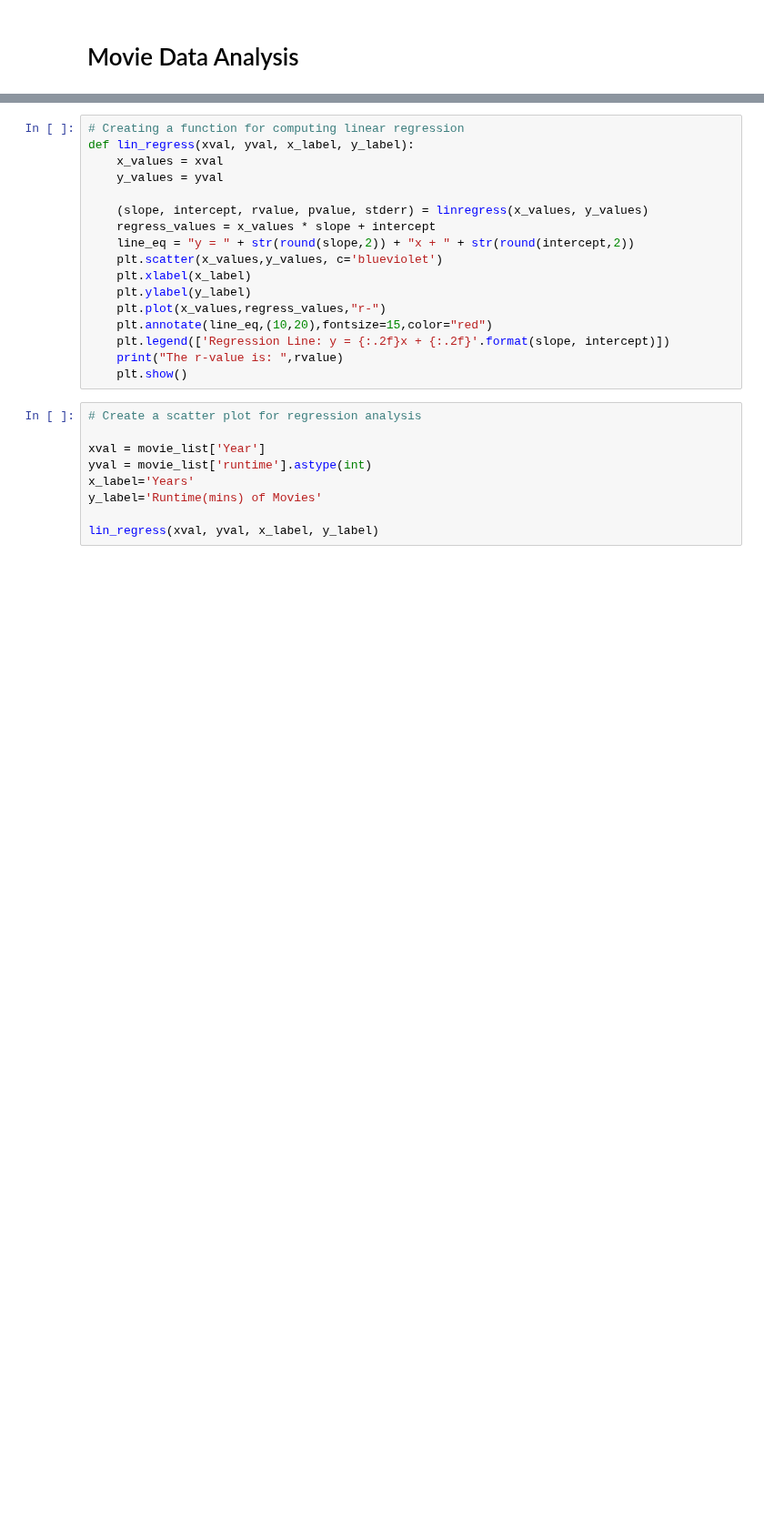
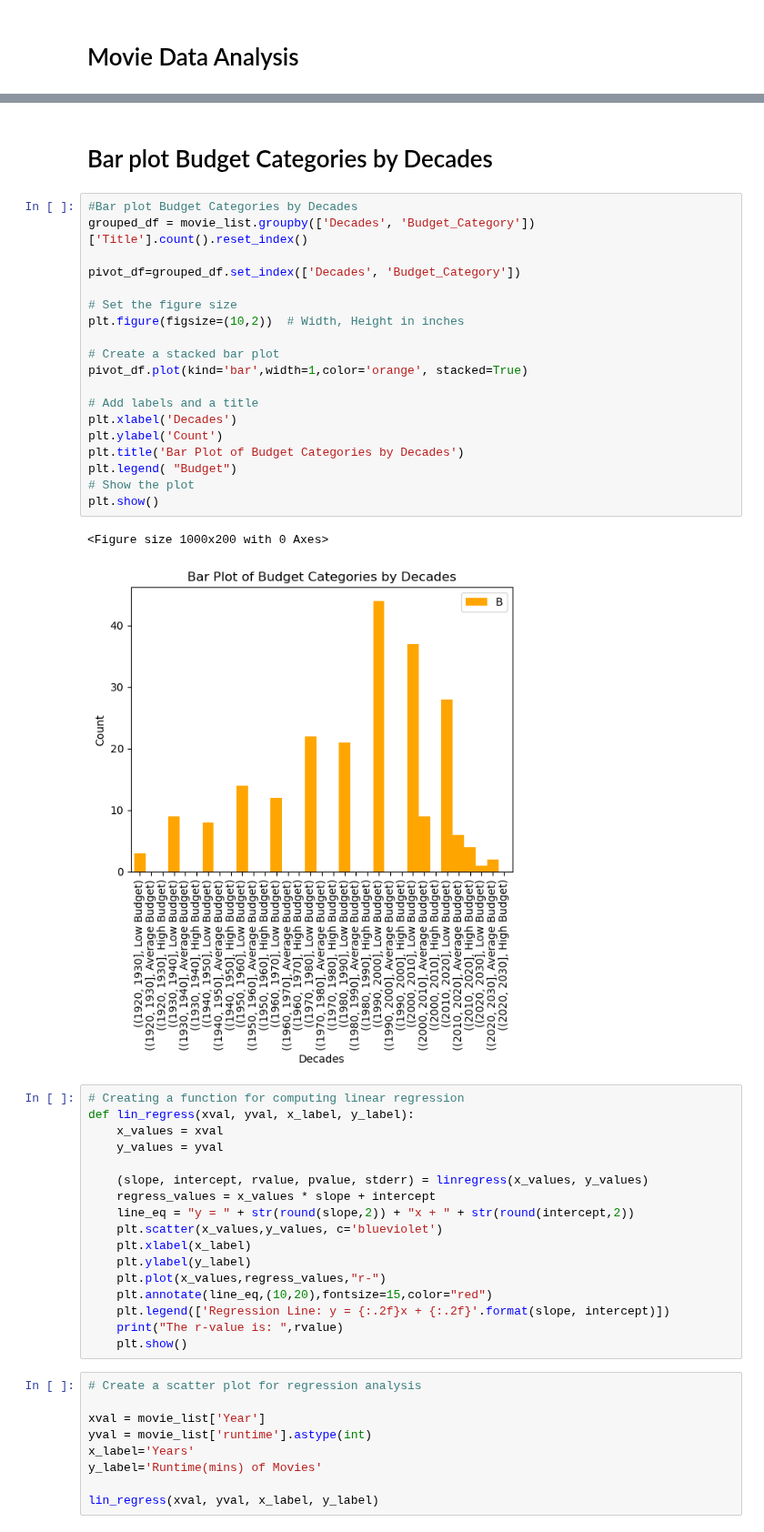
Before and after one commit to Mitajoshi/BC-Project-1, a Jupyter notebook: movie_analysis.ipynb, the cells around one changed output, grey strips where cells are left out. Shown at 91% size. Drawn from its saved outputs; the diff is of its cells as text; blank space fills up the shorter version.

```diff
--- a/movie_analysis.ipynb
+++ b/movie_analysis.ipynb
@@ -464,3 +538,27 @@ y_axis.plot(kind='bar', alpha=0.6, color='blue', title="Number of Movies per dec
+# %% [markdown]
+# Bar plot Budget Categories by Decades
+# %%
+#Bar plot Budget Categories by Decades
+grouped_df = movie_list.groupby(['Decades', 'Budget_Category'])['Title'].count().reset_index()
+
+pivot_df=grouped_df.set_index(['Decades', 'Budget_Category'])
+
+# Set the figure size
+plt.figure(figsize=(10,2))  # Width, Height in inches
+
+# Create a stacked bar plot
+pivot_df.plot(kind='bar',width=1,color='orange', stacked=True)
+
+# Add labels and a title
+plt.xlabel('Decades')
+plt.ylabel('Count')
+plt.title('Bar Plot of Budget Categories by Decades')
+plt.legend( "Budget")
+# Show the plot
+plt.show()
+# %% [output]
+<Figure size 1000x200 with 0 Axes>
+[figure, added]
 # %%
 # Creating a function for computing linear regression
 def lin_regress(xval, yval, x_label, y_label):
```
Also changed, not shown: parts of 14 cells of this notebook.
